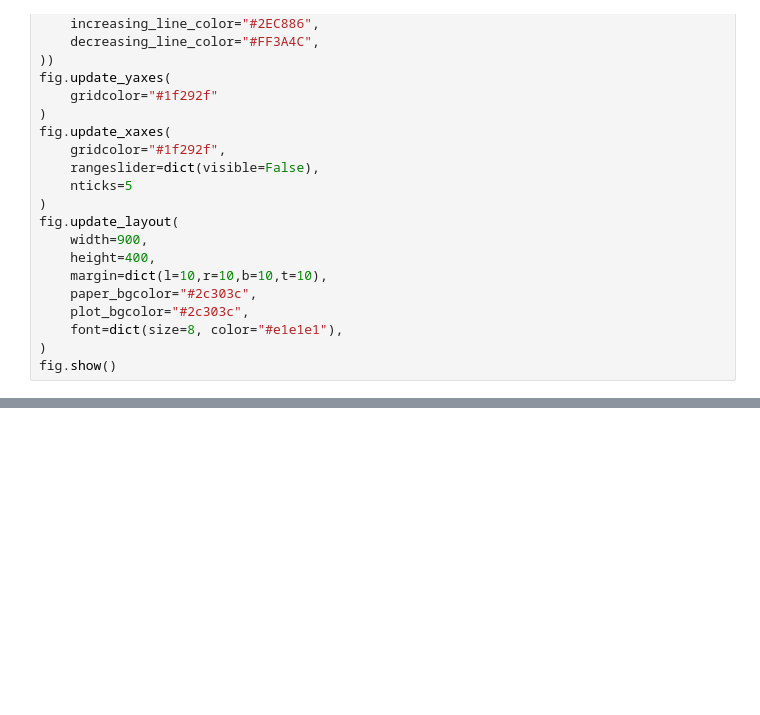
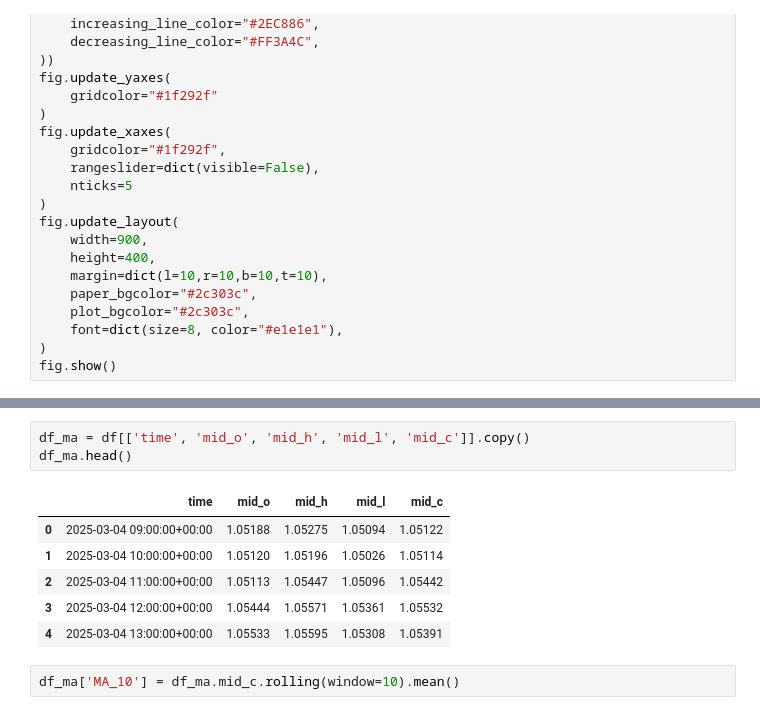
Before and after one commit to juanLude/backtesting_kangaroo, a Jupyter notebook: plotting_candles.ipynb, the cells around one changed output, grey strips where cells are left out. Cells and saved outputs as stored; diff of their text form; blank space fills up the shorter version.

```diff
--- a/plotting_candles.ipynb
+++ b/plotting_candles.ipynb
@@ -55,0 +71,12 @@ fig.show()
+# %%
+df_ma = df[['time', 'mid_o', 'mid_h', 'mid_l', 'mid_c']].copy()
+df_ma.head()
+# %% [output]
+|  | time | mid_o | mid_h | mid_l | mid_c |
+| 0 | 2025-03-04 09:00:00+00:00 | 1.05188 | 1.05275 | 1.05094 | 1.05122 |
+| 1 | 2025-03-04 10:00:00+00:00 | 1.05120 | 1.05196 | 1.05026 | 1.05114 |
+| 2 | 2025-03-04 11:00:00+00:00 | 1.05113 | 1.05447 | 1.05096 | 1.05442 |
+| 3 | 2025-03-04 12:00:00+00:00 | 1.05444 | 1.05571 | 1.05361 | 1.05532 |
+| 4 | 2025-03-04 13:00:00+00:00 | 1.05533 | 1.05595 | 1.05308 | 1.05391 |
+# %%
+df_ma['MA_10'] = df_ma.mid_c.rolling(window=10).mean()
```
Also changed, not shown: parts of 2 cells of this notebook, 2 other files.
